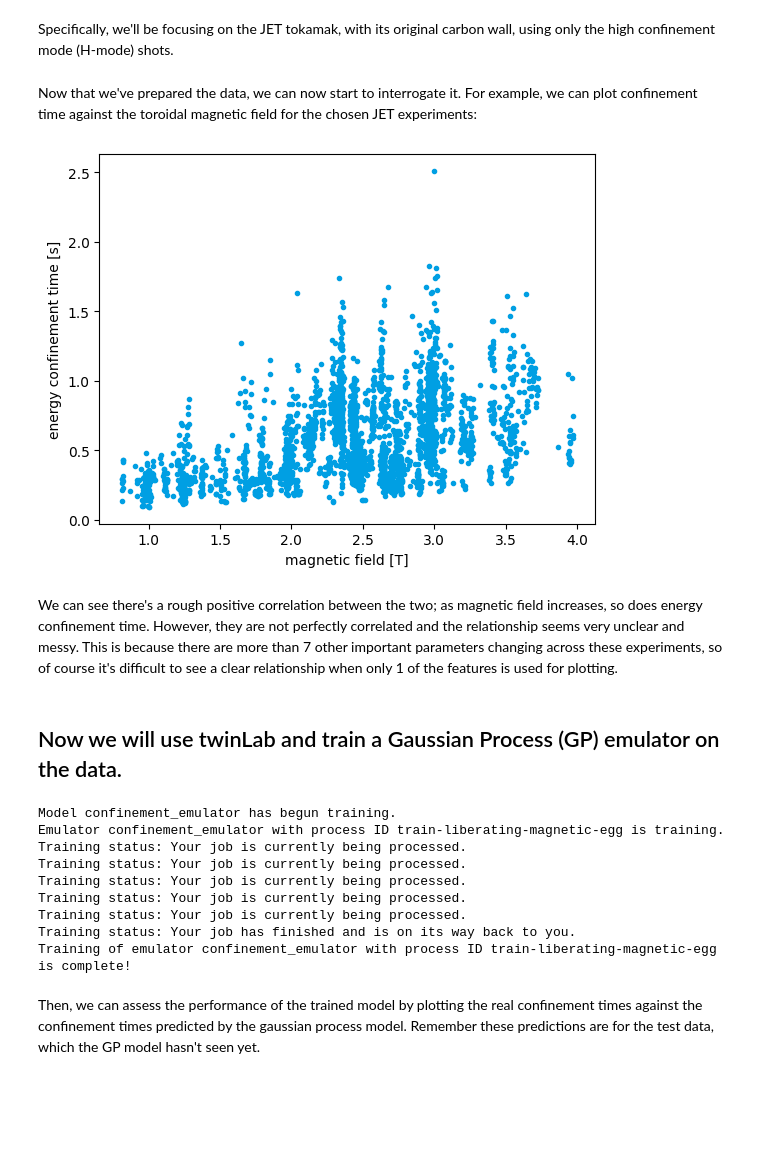
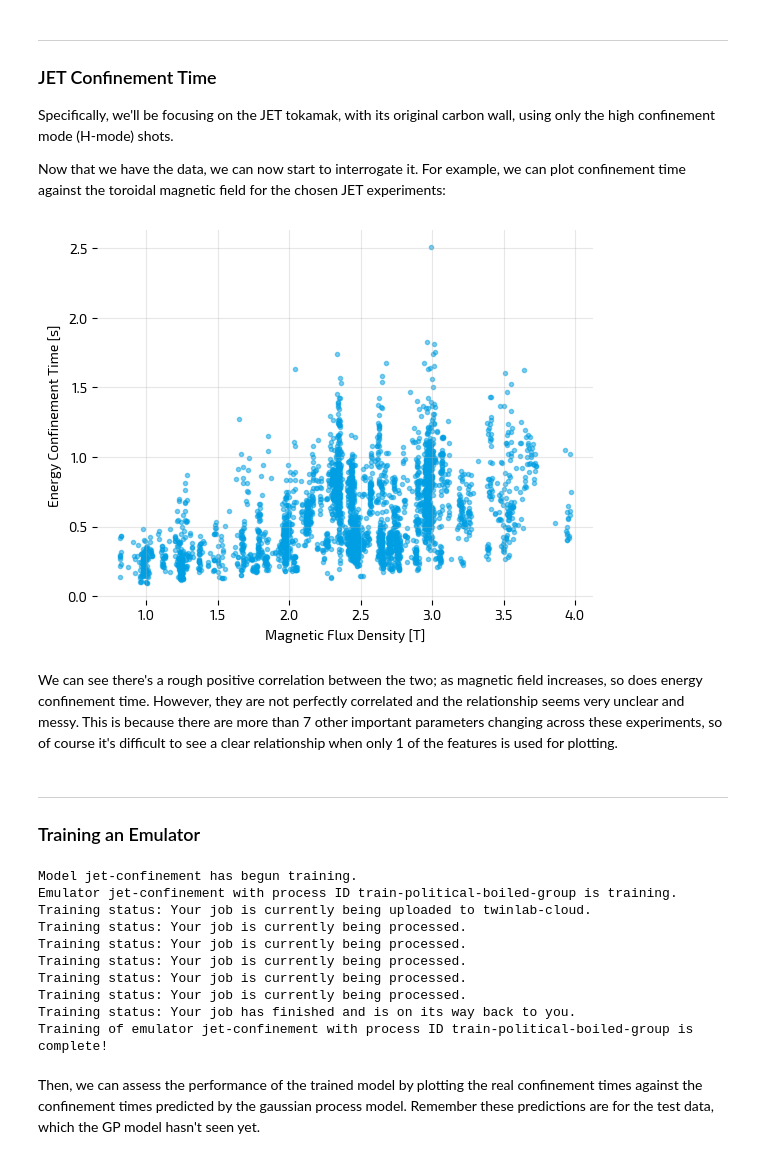
Before and after one commit to digiLab-ai/Magnetic-Fusion-Performance, a Jupyter notebook: demo.ipynb, the cells around one changed output. Saved outputs shown, nothing was run; the diff lists cells and outputs as text; code cells hidden in the pictures; blank space fills up the shorter version.

Commit message:
Initial style guide changes

```diff
--- a/demo.ipynb
+++ b/demo.ipynb
@@ -29,5 +34,6 @@ The data consists of confinement times measured in several different tokamaks ar
 
 A good confinement time for magnetic fusion is around 10 seconds, wheras a low, poor confinement time may be around 1 millisecond.
 # %%
-# Import spreadsheet data
-sheet = pd.read_excel("HDB5V2.3.xlsx")
+# Load the dataset
+data = load_data("data/HDB5V2.3.xlsx")
+data
@@ -34,2 +69,8 @@ sheet = pd.read_excel("HDB5V2.3.xlsx")
 # %% [markdown]
+---
+
+### JET Confinement Time
+
 Specifically, we'll be focusing on the JET tokamak, with its original carbon wall, using only the high confinement mode (H-mode) shots.
+
+Now that we have the data, we can now start to interrogate it. For example, we can plot confinement time against the toroidal magnetic field for the chosen JET experiments:
@@ -62,14 +77,17 @@ df = df.loc[[((entry=="H") or (entry=="HSELM") or (entry=="HGELM")) for entry in
-# %% [markdown]
-Now that we've prepared the data, we can now start to interrogate it. For example, we can plot confinement time against the toroidal magnetic field for the chosen JET experiments:
-# %%
-#plot the energy confinement time against toroidal magnetic field
-plt.plot(np.abs(df["BT"]),df["TAUTH"],".",alpha=1,color=colors[1])
-plt.xlabel("magnetic field [T]")
-plt.ylabel("energy confinement time [s]")
-plt.show()
-# %% [output]
-[figure, removed]
+# %%
+style_axes(plt.gca())
+
+plt.scatter(
+    data["Magnetic Flux Density"],
+    data["Energy Confinement Time"],
+    marker=".",
+    alpha=0.5
+    )
+
+plt.xlabel("Magnetic Flux Density [T]")
+plt.ylabel("Energy Confinement Time [s]")
+plt.show()
+# %% [output]
+[figure, added]
 # %% [markdown]
 We can see there's a rough positive correlation between the two; as magnetic field increases, so does energy confinement time. However, they are not perfectly correlated and the relationship seems very unclear and messy. This is because there are more than 7 other important parameters changing across these experiments, so of course it's difficult to see a clear relationship when only 1 of the features is used for plotting.
-# %% [markdown]
-## Now we will use twinLab and train a Gaussian Process (GP) emulator on the data.
@@ -92,0 +94,4 @@ dataset.upload(gp_train)
+# %% [markdown]
+---
+
+### Training an Emulator
@@ -93,23 +101,24 @@ dataset.upload(gp_train)
 # %%
-# Initialise emulator
-emulator_id = "confinement_emulator"
-emulator = tl.Emulator(id=emulator_id)
-
-# Define the training parameters for your emulator
-params = tl.TrainParams(train_test_ratio=0.3,shuffle=True,seed=1)
+params = twinlab.TrainParams(train_test_ratio=0.3, shuffle=True, seed=1)
 
 # Train the mulator using the train method
-emulator.train(dataset=dataset,inputs = ["BT","NEL","PLTH","IP","KAPPA"],
-               outputs=["TAUTH"], params=params,verbose=True)
+emulator.train(
+    dataset = dataset,
+    inputs  = inputs,
+    outputs = outputs,
+    params  = params,
+    verbose = True
+)
 # %% [output]
-Model confinement_emulator has begun training.
-Emulator confinement_emulator with process ID train-liberating-magnetic-egg is training.
+Model jet-confinement has begun training.
+Emulator jet-confinement with process ID train-political-boiled-group is training.
+Training status: Your job is currently being uploaded to twinlab-cloud.
 Training status: Your job is currently being processed.
 Training status: Your job is currently being processed.
 Training status: Your job is currently being processed.
 Training status: Your job is currently being processed.
 Training status: Your job is currently being processed.
 Training status: Your job has finished and is on its way back to you.
-Training of emulator confinement_emulator with process ID train-liberating-magnetic-egg is complete!
+Training of emulator jet-confinement with process ID train-political-boiled-group is complete!
 # %% [markdown]
 Then, we can assess the performance of the trained model by plotting the real confinement times against the confinement times predicted by the gaussian process model. Remember these predictions are for the test data, which the GP model hasn't seen yet.
```
Also changed, not shown: parts of 22 cells of this notebook, 6 other files.
